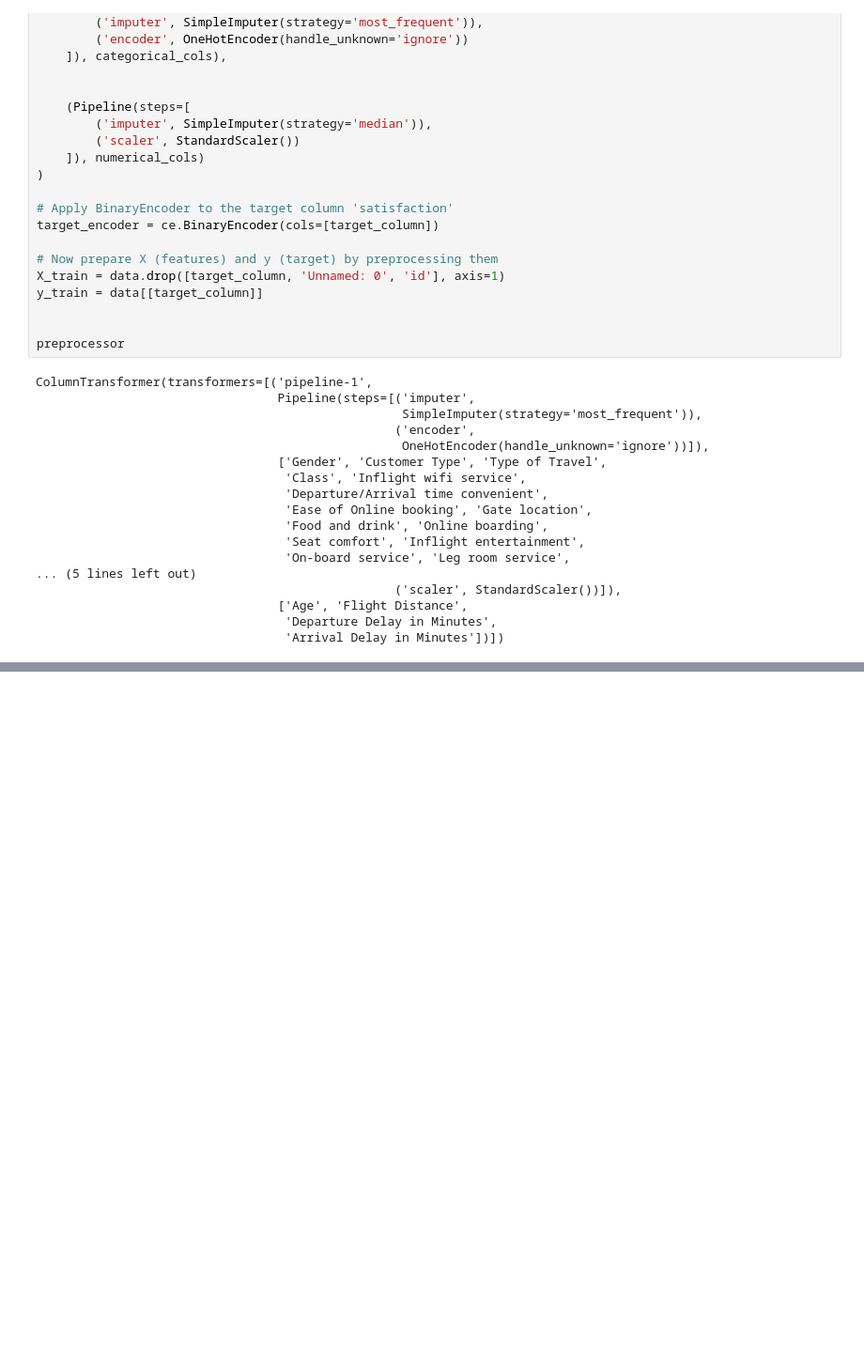
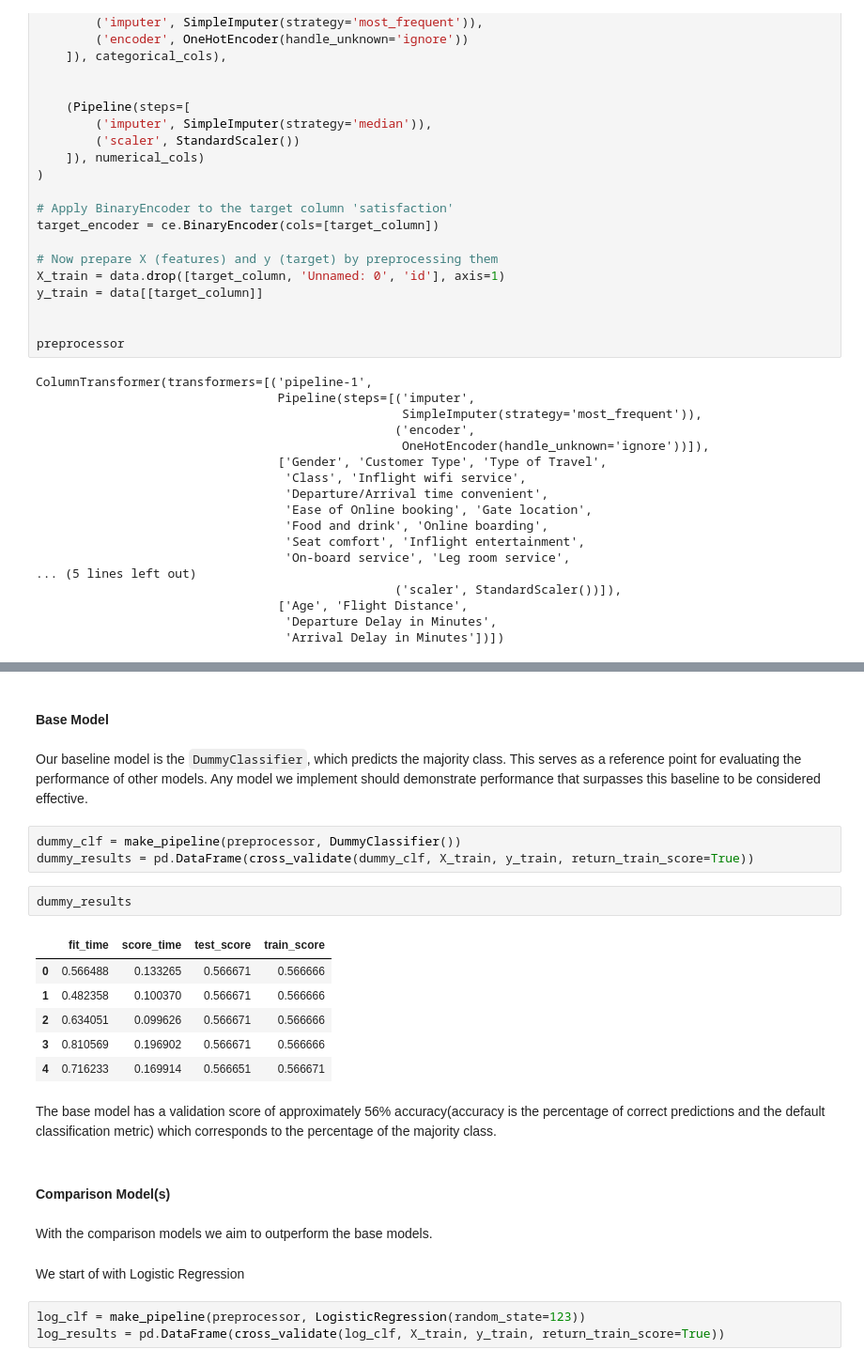
Before and after one commit to UBC-MDS/DSCI_522_group12, a Jupyter notebook: notebooks/airline_passenger_satisfaction_predictor.ipynb, the cells around one changed output, grey strips where cells are left out. Shown at 94% size. Drawn from its saved outputs; the diff is of its cells as text; blank space fills up the shorter version.

Commit message:
Included EDA and initial model building

```diff
--- a/notebooks/airline_passenger_satisfaction_predictor.ipynb
+++ b/notebooks/airline_passenger_satisfaction_predictor.ipynb
@@ -264,0 +334,27 @@ ColumnTransformer(transformers=[('pipeline-1',
+# %% [markdown]
+#### Base Model
+# %% [markdown]
+Our baseline model is the `DummyClassifier`, which predicts the majority class. This serves as a reference point for evaluating the performance of other models. Any model we implement should demonstrate performance that surpasses this baseline to be considered effective.
+# %%
+dummy_clf = make_pipeline(preprocessor, DummyClassifier())
+dummy_results = pd.DataFrame(cross_validate(dummy_clf, X_train, y_train, return_train_score=True))
+# %%
+dummy_results
+# %% [output]
+|  | fit_time | score_time | test_score | train_score |
+| 0 | 0.566488 | 0.133265 | 0.566671 | 0.566666 |
+| 1 | 0.482358 | 0.100370 | 0.566671 | 0.566666 |
+| 2 | 0.634051 | 0.099626 | 0.566671 | 0.566666 |
+| 3 | 0.810569 | 0.196902 | 0.566671 | 0.566666 |
+| 4 | 0.716233 | 0.169914 | 0.566651 | 0.566671 |
+# %% [markdown]
+The base model has a validation score of approximately 56% accuracy(accuracy is the percentage of correct predictions and the default classification metric) which corresponds to the percentage of the majority class.
+# %% [markdown]
+#### Comparison Model(s)
+# %% [markdown]
+With the comparison models we aim to outperform the base models.
+# %% [markdown]
+We start of with Logistic Regression
+# %%
+log_clf = make_pipeline(preprocessor, LogisticRegression(random_state=123))
+log_results = pd.DataFrame(cross_validate(log_clf, X_train, y_train, return_train_score=True))
```
Also changed, not shown: parts of 29 cells of this notebook.
